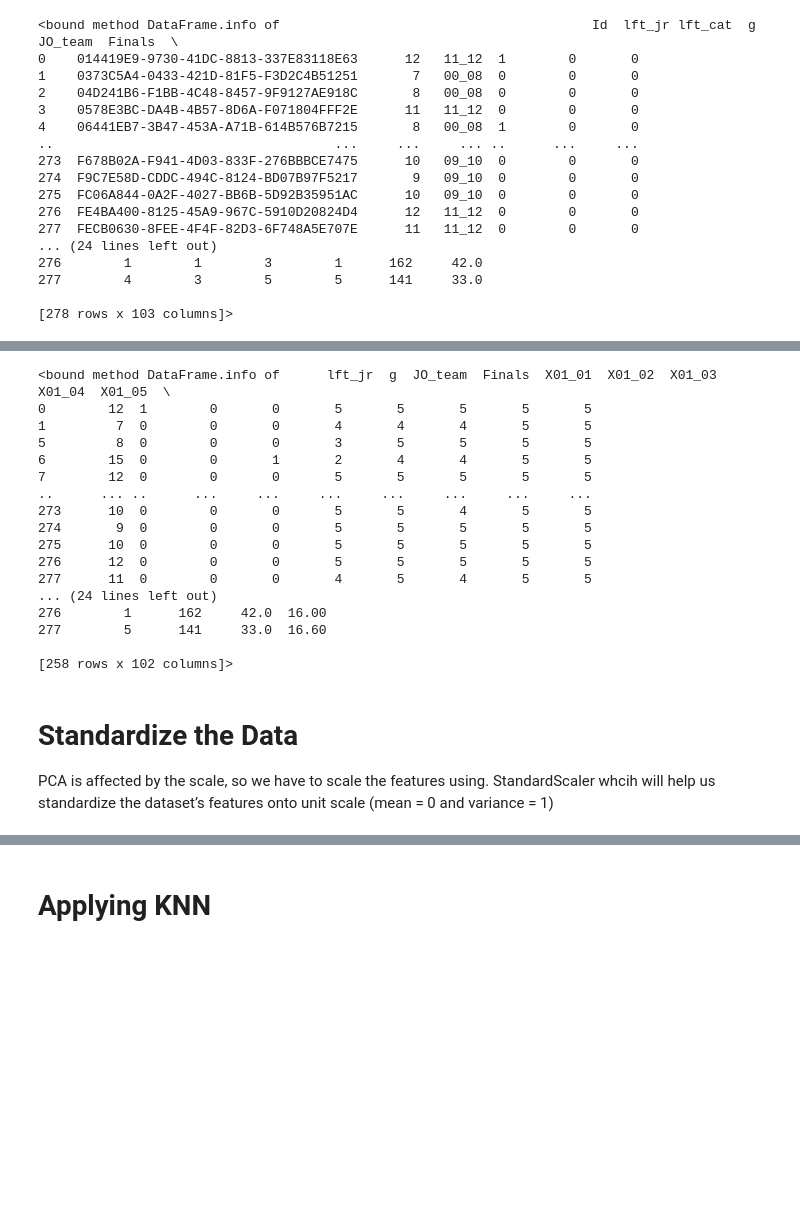
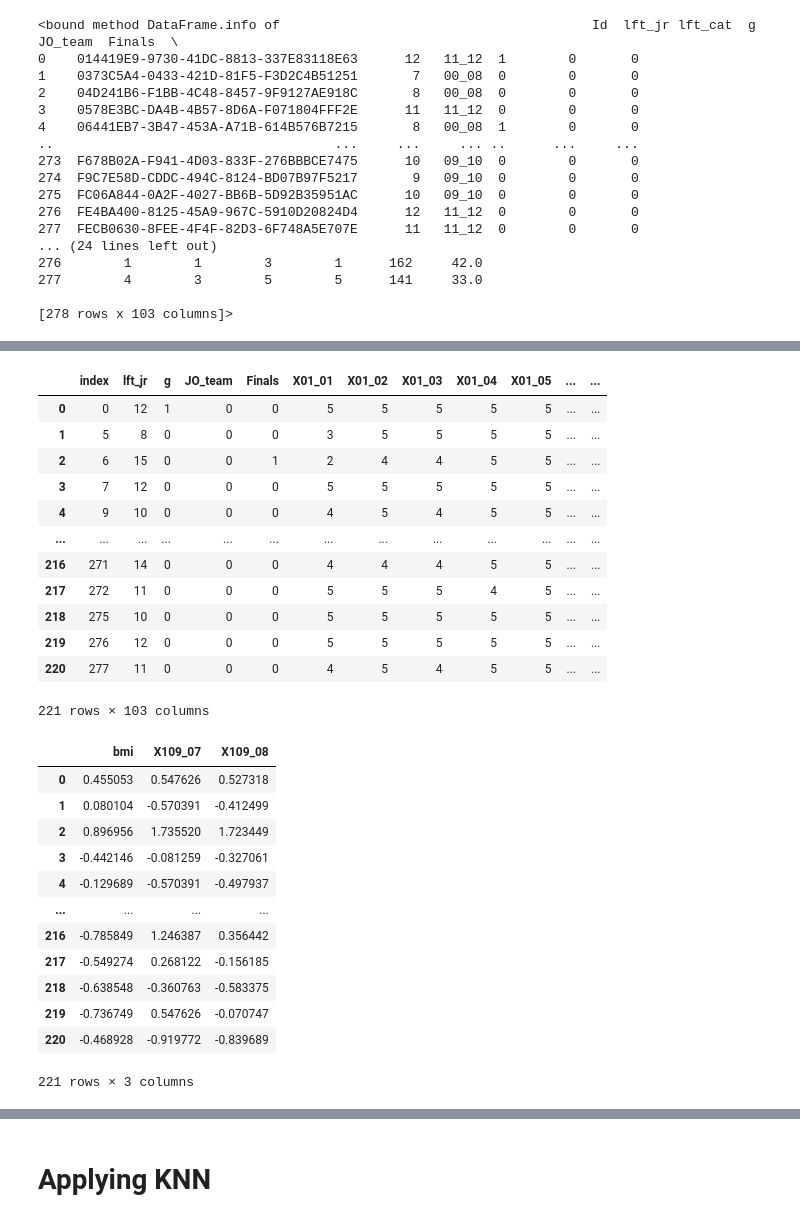
Before and after one commit to thedevup/Data_science_project, a Jupyter notebook: src/main.ipynb, the cells around one changed output, grey strips where cells are left out. Saved outputs shown, nothing was run; the diff lists cells and outputs as text; code cells hidden in the pictures; blank space fills up the shorter version.

```diff
--- a/src/main.ipynb
+++ b/src/main.ipynb
@@ -149,0 +193,17 @@ df_1 = df_1.dropna()
+# %%
+df_1.reset_index(inplace = True)
+df_1
+# %% [output]
+|  | index | lft_jr | g | JO_team | Finals | X01_01 | X01_02 | X01_03 | X01_04 | X01_05 | ... | ... |
+| 0 | 0 | 12 | 1 | 0 | 0 | 5 | 5 | 5 | 5 | 5 | ... | ... |
+| 1 | 5 | 8 | 0 | 0 | 0 | 3 | 5 | 5 | 5 | 5 | ... | ... |
+| 2 | 6 | 15 | 0 | 0 | 1 | 2 | 4 | 4 | 5 | 5 | ... | ... |
+| 3 | 7 | 12 | 0 | 0 | 0 | 5 | 5 | 5 | 5 | 5 | ... | ... |
+| 4 | 9 | 10 | 0 | 0 | 0 | 4 | 5 | 4 | 5 | 5 | ... | ... |
+| ... | ... | ... | ... | ... | ... | ... | ... | ... | ... | ... | ... | ... |
+| 216 | 271 | 14 | 0 | 0 | 0 | 4 | 4 | 4 | 5 | 5 | ... | ... |
+| 217 | 272 | 11 | 0 | 0 | 0 | 5 | 5 | 5 | 4 | 5 | ... | ... |
+| 218 | 275 | 10 | 0 | 0 | 0 | 5 | 5 | 5 | 5 | 5 | ... | ... |
+| 219 | 276 | 12 | 0 | 0 | 0 | 5 | 5 | 5 | 5 | 5 | ... | ... |
+| 220 | 277 | 11 | 0 | 0 | 0 | 4 | 5 | 4 | 5 | 5 | ... | ... |
+221 rows × 103 columns
@@ -150,26 +212,19 @@ df_1 = df_1.dropna()
 # %%
-df_1.info
+df_1[features]
 # %% [output]
+|  | bmi | X109_07 | X109_08 |
+| 0 | 0.455053 | 0.547626 | 0.527318 |
+| 1 | 0.080104 | -0.570391 | -0.412499 |
+| 2 | 0.896956 | 1.735520 | 1.723449 |
+| 3 | -0.442146 | -0.081259 | -0.327061 |
+| 4 | -0.129689 | -0.570391 | -0.497937 |
+| ... | ... | ... | ... |
+| 216 | -0.785849 | 1.246387 | 0.356442 |
+| 217 | -0.549274 | 0.268122 | -0.156185 |
+| 218 | -0.638548 | -0.360763 | -0.583375 |
+| 219 | -0.736749 | 0.547626 | -0.070747 |
+| 220 | -0.468928 | -0.919772 | -0.839689 |
-<bound method DataFrame.info of      lft_jr  g  JO_team  Finals  X01_01  X01_02  X01_03  X01_04  X01_05  \
-0        12  1        0       0       5       5       5       5       5
-1         7  0        0       0       4       4       4       5       5
-5         8  0        0       0       3       5       5       5       5
-6        15  0        0       1       2       4       4       5       5
-7        12  0        0       0       5       5       5       5       5
-..      ... ..      ...     ...     ...     ...     ...     ...     ...
-273      10  0        0       0       5       5       4       5       5
-274       9  0        0       0       5       5       5       5       5
-275      10  0        0       0       5       5       5       5       5
-276      12  0        0       0       5       5       5       5       5
-277      11  0        0       0       4       5       4       5       5
-... (24 lines left out)
-276        1      162     42.0  16.00
-277        5      141     33.0  16.60
-
-[258 rows x 102 columns]>
+221 rows × 3 columns
-# %% [markdown]
-# Standardize the Data
-PCA is affected by the scale, so we have to scale the features using. StandardScaler whcih will help us standardize the dataset’s features onto unit scale (mean = 0 and variance = 1)
 # %%
 pca = PCA(n_components = 0.95)
 df_1_pca = pca.fit_transform(df_1)
```
Also changed, not shown: parts of 27 cells of this notebook.
